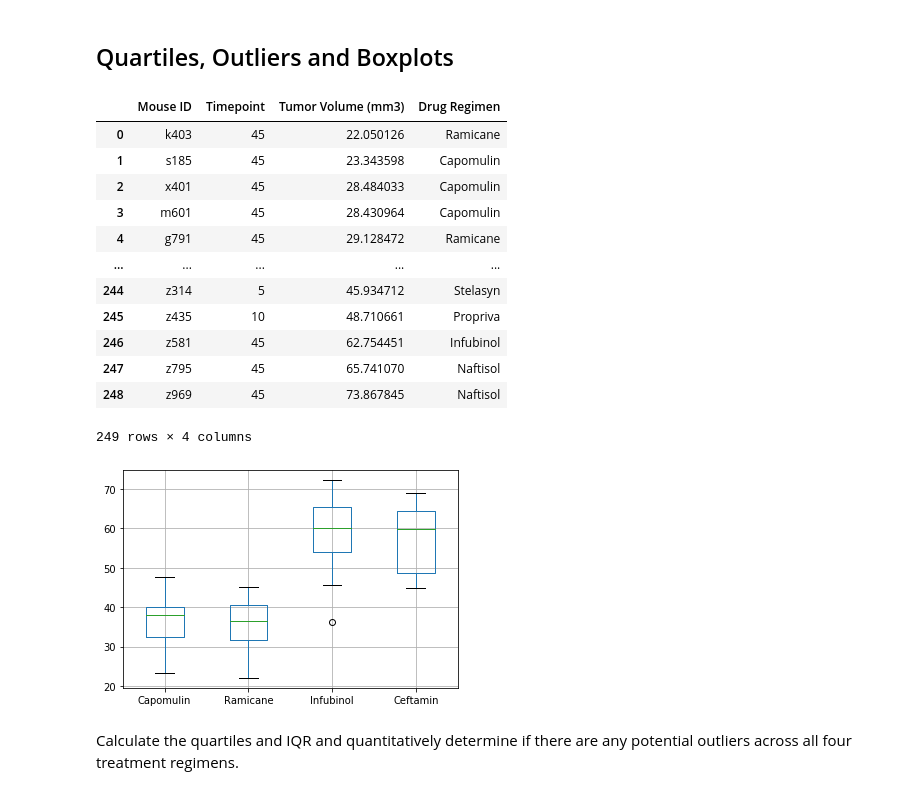
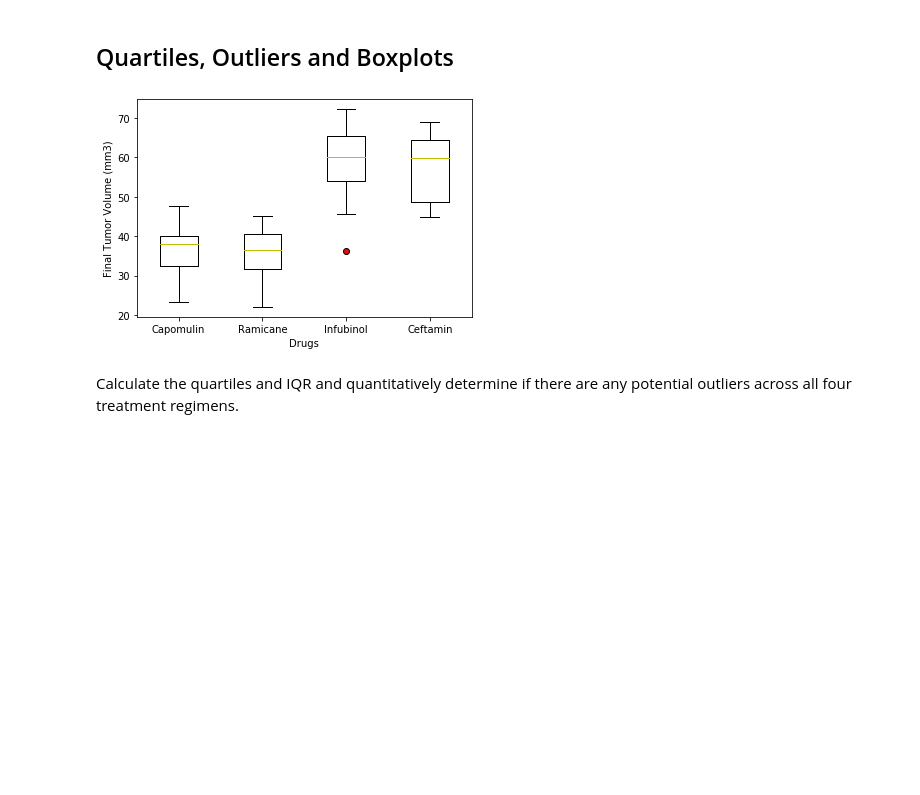
Before and after one commit to bay0624/Matplotlib-Challenge, a Jupyter notebook: pymaceuticals_starter.ipynb, the cells around one changed output. Drawn from its saved outputs; the diff is of its cells as text; code cells hidden in the pictures; blank space fills up the shorter version.

Commit message:
Format box plot

```diff
--- a/pymaceuticals_starter.ipynb
+++ b/pymaceuticals_starter.ipynb
@@ -176,48 +176,40 @@ for tup in last_timepoint_mouse:
 list_of_mice
 
 list_of_timepoints = []
 for tups in last_timepoint_mouse:
     list_of_timepoints.append(tups[1])
 list_of_timepoints
 
 mouse_timepoints = {"Mouse ID": list_of_mice, "Timepoint": list_of_timepoints}
 mouse_timepoints_df = pd.DataFrame(mouse_timepoints)
 mouse_timepoints_df
 
 merged_df = pd.merge(clean_combined_df_ex, mouse_timepoints_df)
 merged_df
 
 # last_timepoint_mouse
 drugs_list = list(merged_df["Drug Regimen"])
 drugs_tumors = list(merged_df["Tumor Volume (mm3)"])
 zipped_list = list(zip(drugs_list, drugs_tumors))
 
 capomulin_tumor_vol = [f[1] for f in zipped_list if f[0] == "Capomulin"]
 ramicane_tumor_vol = [g[1] for g in zipped_list if g[0] == "Ramicane"]
 infubinol_tumor_vol = [h[1] for h in zipped_list if h[0] == "Infubinol"]
 ceftamin_tumor_vol = [l[1] for l in zipped_list if l[0] == "Ceftamin"]
 
 df_tumors = {"Capomulin": capomulin_tumor_vol,
                  "Ramicane": ramicane_tumor_vol,
                  "Infubinol": infubinol_tumor_vol,
                  "Ceftamin": ceftamin_tumor_vol}
 df_tumors_df = pd.DataFrame(df_tumors)
-df_tumors_df.boxplot()
+
+barplot = df_tumors_df.plot(kind="box", color=dict(boxes="black", whiskers="black", medians='y', caps="black"),
+                            flierprops=dict(marker='o', markerfacecolor='r'))
+barplot.set_xlabel("Drugs")
+barplot.set_ylabel("Final Tumor Volume (mm3)")
+plt.show()
 # %% [output]
-|  | Mouse ID | Timepoint | Tumor Volume (mm3) | Drug Regimen |
-| 0 | k403 | 45 | 22.050126 | Ramicane |
-| 1 | s185 | 45 | 23.343598 | Capomulin |
-| 2 | x401 | 45 | 28.484033 | Capomulin |
-| 3 | m601 | 45 | 28.430964 | Capomulin |
-| 4 | g791 | 45 | 29.128472 | Ramicane |
-| ... | ... | ... | ... | ... |
-| 244 | z314 | 5 | 45.934712 | Stelasyn |
-| 245 | z435 | 10 | 48.710661 | Propriva |
-| 246 | z581 | 45 | 62.754451 | Infubinol |
-| 247 | z795 | 45 | 65.741070 | Naftisol |
-| 248 | z969 | 45 | 73.867845 | Naftisol |
-249 rows × 4 columns
-[figure, old version]
+[figure, new version]
 # %% [markdown]
 Calculate the quartiles and IQR and quantitatively determine if there are any potential outliers across all four treatment regimens.
 # %%
```
